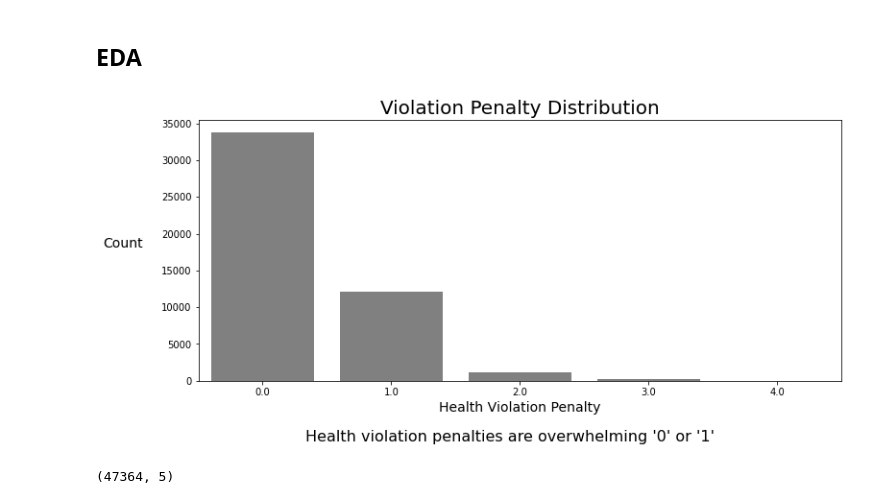
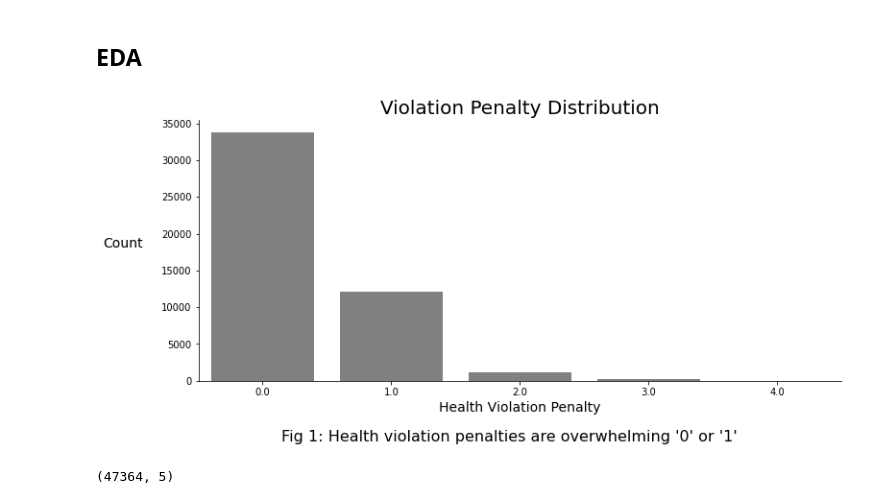
Before and after one commit to COGS108/individual_sp20, a Jupyter notebook: final_project/FinalProject_student-of.ipynb, the cells around one changed output. Saved outputs shown, nothing was run; the diff lists cells and outputs as text; code cells hidden in the pictures.

```diff
--- a/final_project/FinalProject_student-of.ipynb
+++ b/final_project/FinalProject_student-of.ipynb
@@ -461,19 +461,19 @@ violation_full_df.head()
 # %%
 penalty_plot = sns.countplot(x="penalty", data=violation_full_df, color="grey", orient="v")
 penalty_plot.set_xlabel("Health Violation Penalty", fontsize=14)
 penalty_plot.set_ylabel("Count", rotation=0,labelpad=40, fontsize=14)
 penalty_plot.set_title("Violation Penalty Distribution", fontsize=20)
 penalty_plot.set_xticks([0, 1, 2, 3 ,4], minor=False);
 
-caption = "Health violation penalties are overwhelming '0' or '1'"
+caption = "Fig 1: Health violation penalties are overwhelming '0' or '1'"
 plt.figtext(0.5, -0.05, caption, wrap=True, horizontalalignment='center', fontsize=16);
 
 penalty_plot = plt.gcf()
 penalty_plot.set_size_inches(12, 5, forward=True)
 
-sns.despine(yelp_review_plot)
+sns.despine(penalty_plot)
 # %% [output]
-[figure, old version]
+[figure, new version]
 # %%
 violation_full_df.shape
 # %% [output]
```
Also changed, not shown: parts of 20 cells of this notebook.
